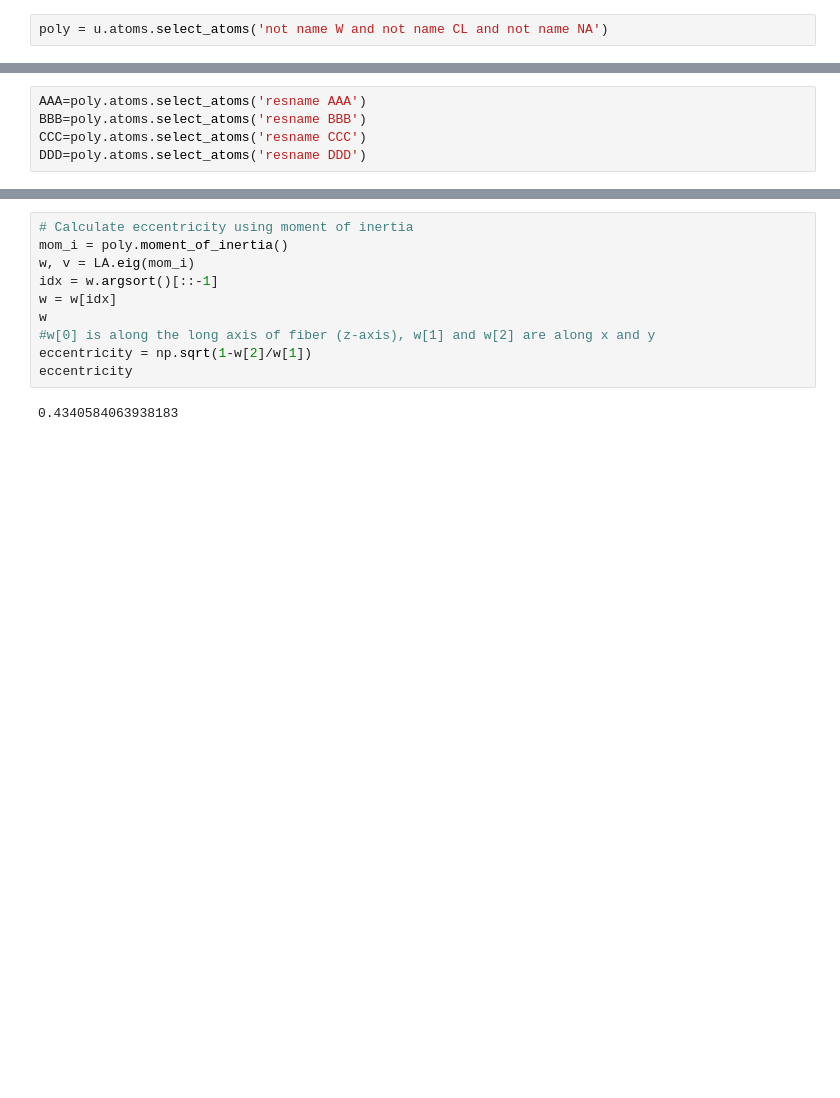
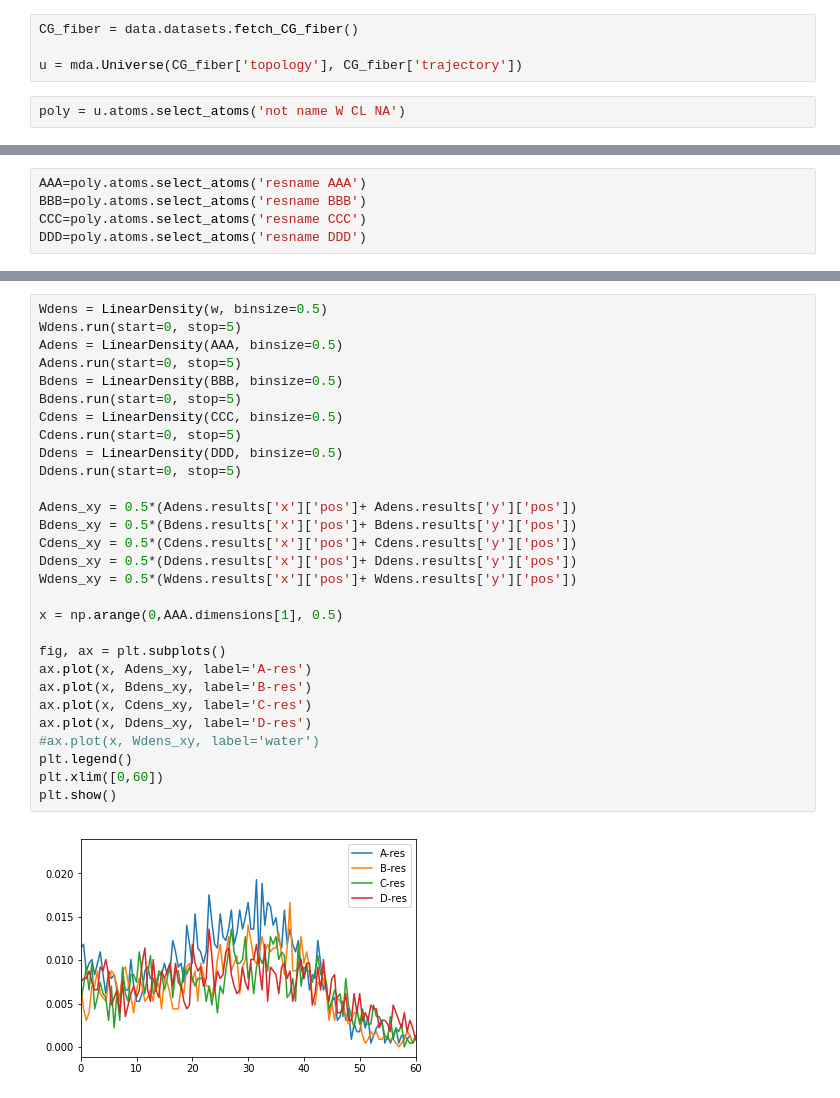
Before and after one commit to MDAnalysis/WorkshopHackathon2018, a Jupyter notebook: 04_Tutorial2/CG_fiber_tutorial.ipynb, the cells around one changed output, grey strips where cells are left out. Cells and saved outputs as stored; diff of their text form; blank space fills up the shorter version.

Commit message:
updated CG notebook to use data package

```diff
--- a/04_Tutorial2/CG_fiber_tutorial.ipynb
+++ b/04_Tutorial2/CG_fiber_tutorial.ipynb
@@ -22,2 +22,6 @@ u = mda.Universe('126chains.psf', '126chains.dcd')
+# %%
+CG_fiber = data.datasets.fetch_CG_fiber()
+
+u = mda.Universe(CG_fiber['topology'], CG_fiber['trajectory'])
 # %%
-poly = u.atoms.select_atoms('not name W and not name CL and not name NA')
+poly = u.atoms.select_atoms('not name W CL NA')
@@ -301,12 +44,31 @@ plt.show()
-# %%
-# Calculate eccentricity using moment of inertia
-mom_i = poly.moment_of_inertia()
-w, v = LA.eig(mom_i)
-idx = w.argsort()[::-1]
-w = w[idx]
-w
-#w[0] is along the long axis of fiber (z-axis), w[1] and w[2] are along x and y
-eccentricity = np.sqrt(1-w[2]/w[1])
-eccentricity
-# %% [output]
-0.4340584063938183
+# %%
+Wdens = LinearDensity(w, binsize=0.5)
+Wdens.run(start=0, stop=5)
+Adens = LinearDensity(AAA, binsize=0.5)
+Adens.run(start=0, stop=5)
+Bdens = LinearDensity(BBB, binsize=0.5)
+Bdens.run(start=0, stop=5)
+Cdens = LinearDensity(CCC, binsize=0.5)
+Cdens.run(start=0, stop=5)
+Ddens = LinearDensity(DDD, binsize=0.5)
+Ddens.run(start=0, stop=5)
+
+Adens_xy = 0.5*(Adens.results['x']['pos']+ Adens.results['y']['pos'])
+Bdens_xy = 0.5*(Bdens.results['x']['pos']+ Bdens.results['y']['pos'])
+Cdens_xy = 0.5*(Cdens.results['x']['pos']+ Cdens.results['y']['pos'])
+Ddens_xy = 0.5*(Ddens.results['x']['pos']+ Ddens.results['y']['pos'])
+Wdens_xy = 0.5*(Wdens.results['x']['pos']+ Wdens.results['y']['pos'])
+
+x = np.arange(0,AAA.dimensions[1], 0.5)
+
+fig, ax = plt.subplots()
+ax.plot(x, Adens_xy, label='A-res')
+ax.plot(x, Bdens_xy, label='B-res')
+ax.plot(x, Cdens_xy, label='C-res')
+ax.plot(x, Ddens_xy, label='D-res')
+#ax.plot(x, Wdens_xy, label='water')
+plt.legend()
+plt.xlim([0,60])
+plt.show()
+# %% [output]
+[figure, added]
```
Also changed, not shown: parts of 51 cells of this notebook.
